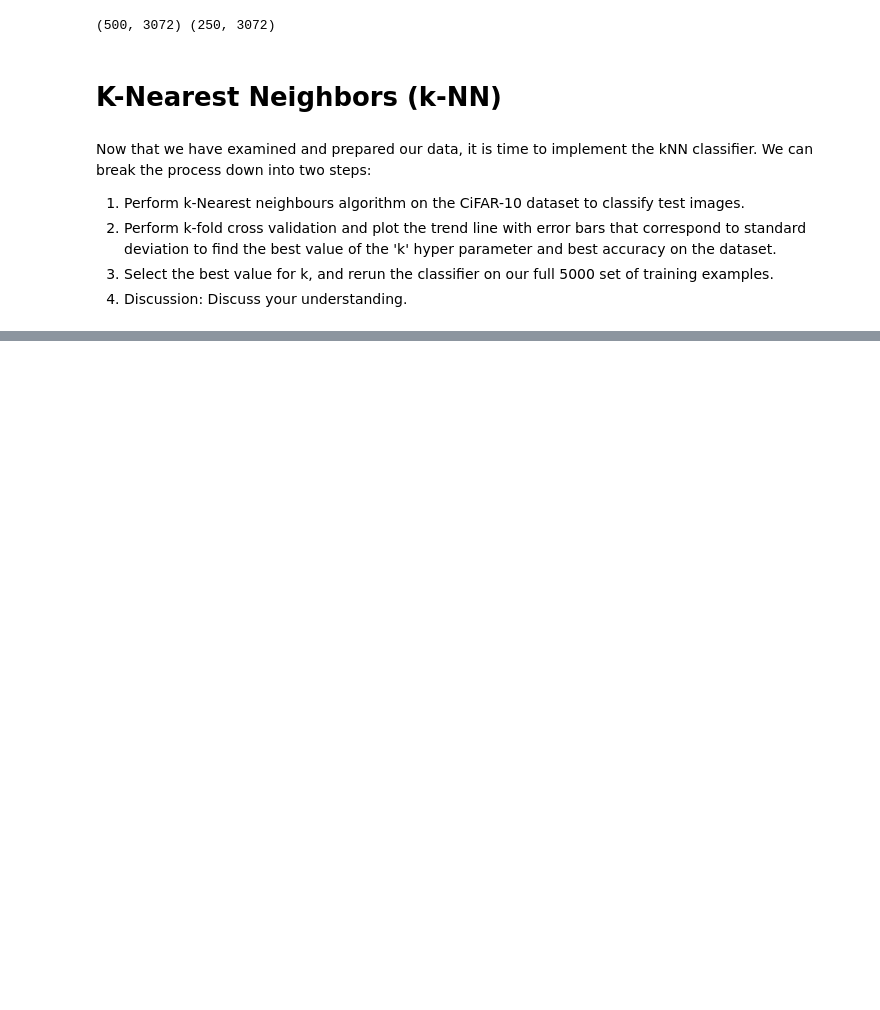
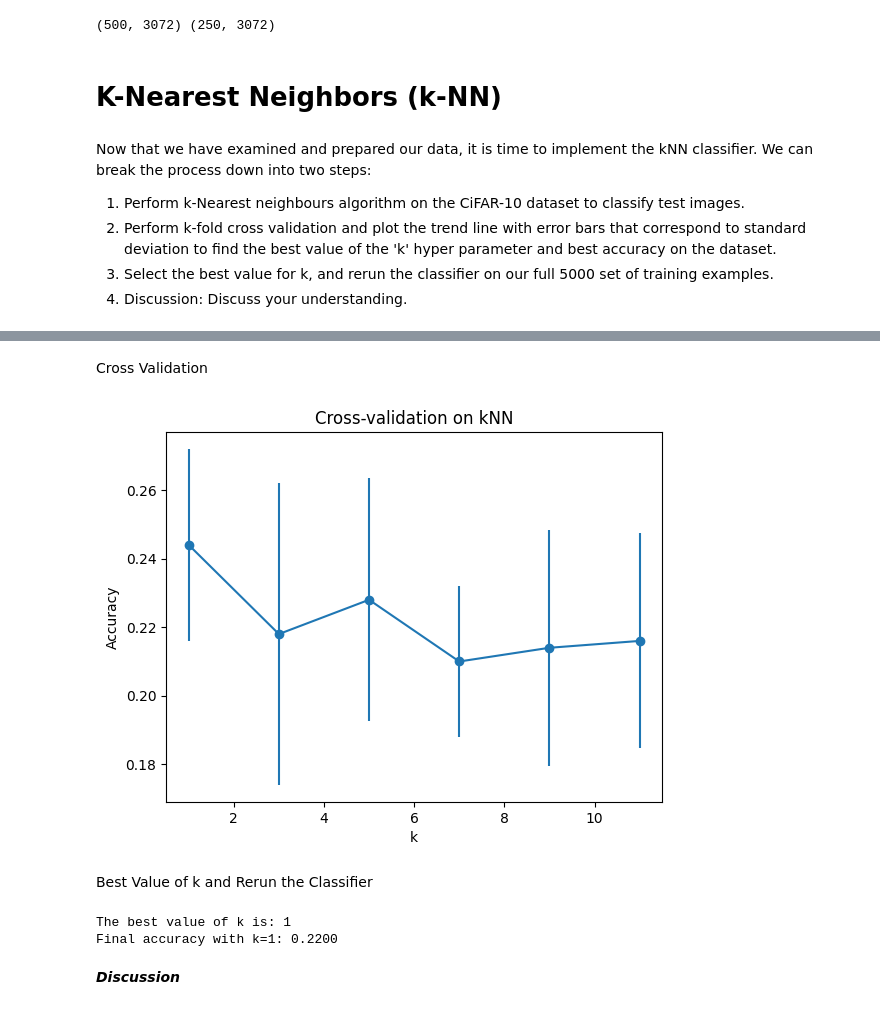
Before and after one commit to Computer-Vision-Group-F/Assignment1, a Jupyter notebook: knn.ipynb, the cells around one changed output, grey strips where cells are left out. Saved outputs shown, nothing was run; the diff lists cells and outputs as text; code cells hidden in the pictures; blank space fills up the shorter version.

```diff
--- a/knn.ipynb
+++ b/knn.ipynb
@@ -96,0 +147,61 @@ Now that we have examined and prepared our data, it is time to implement the kNN
+# %% [markdown]
+Cross Validation
+# %%
+from sklearn.model_selection import KFold
+import matplotlib.pyplot as plt
+
+def cross_validation(X_train, y_train, k_values, num_folds=5):
+    """
+    Perform k-fold cross-validation to find the best value of k.
+    """
+    kf = KFold(n_splits=num_folds, shuffle=True)
+    accuracies = np.zeros((len(k_values), num_folds))
+
+    for i, k in enumerate(k_values):
+        fold = 0
+        for train_idx, val_idx in kf.split(X_train):
+            X_train_fold, y_train_fold = X_train[train_idx], y_train[train_idx]
+            X_val_fold, y_val_fold = X_train[val_idx], y_train[val_idx]
+
+            distances = compute_distances(X_train_fold, X_val_fold)
+            y_pred = predict_labels(k, distances, y_train_fold)
+            accuracies[i, fold] = np.mean(y_pred == y_val_fold)
+            fold += 1
+
+    # Compute mean and standard deviation of accuracy for each k
+    mean_accuracies = accuracies.mean(axis=1)
+    std_accuracies = accuracies.std(axis=1)
+
+    # Plot the accuracies with error bars
+    plt.errorbar(k_values, mean_accuracies, yerr=std_accuracies, fmt='-o')
+    plt.xlabel('k')
+    plt.ylabel('Accuracy')
+    plt.title('Cross-validation on kNN')
+    plt.show()
+
+    return mean_accuracies, std_accuracies
+
+# Define range of k values
+k_values = [1, 3, 5, 7, 9, 11]
+mean_accuracies, std_accuracies = cross_validation(X_train, y_train, k_values)
+# %% [output]
+[figure, added]
+# %% [markdown]
+Best Value of k and Rerun the Classifier
+# %%
+# Select the best value of k
+best_k = k_values[np.argmax(mean_accuracies)]
+print(f'The best value of k is: {best_k}')
+
+# Rerun the classifier on the full training set
+distances = compute_distances(X_train, X_test)
+y_pred = predict_labels(best_k, distances, y_train)
+
+# Final accuracy on the test set
+final_accuracy = np.mean(y_pred == y_test)
+print(f'Final accuracy with k={best_k}: {final_accuracy:.4f}')
+# %% [output]
+The best value of k is: 1
+Final accuracy with k=1: 0.2200
+# %% [markdown]
+***Discussion***
```
Also changed, not shown: parts of 6 cells of this notebook.
